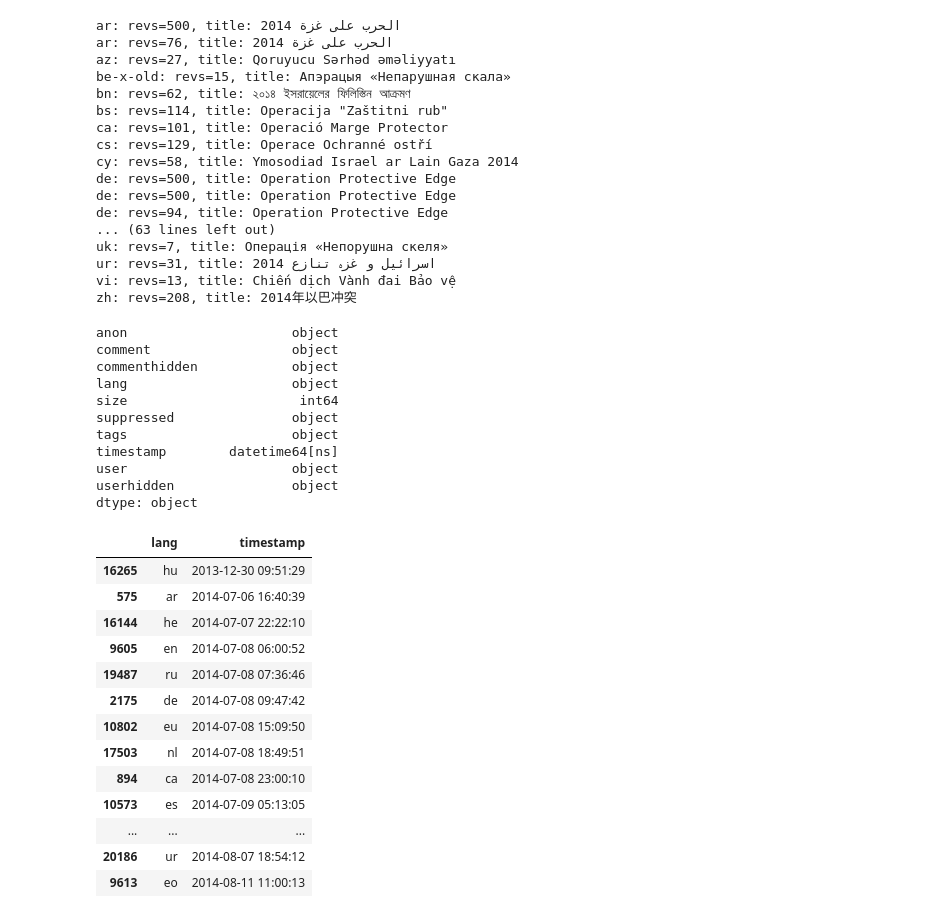
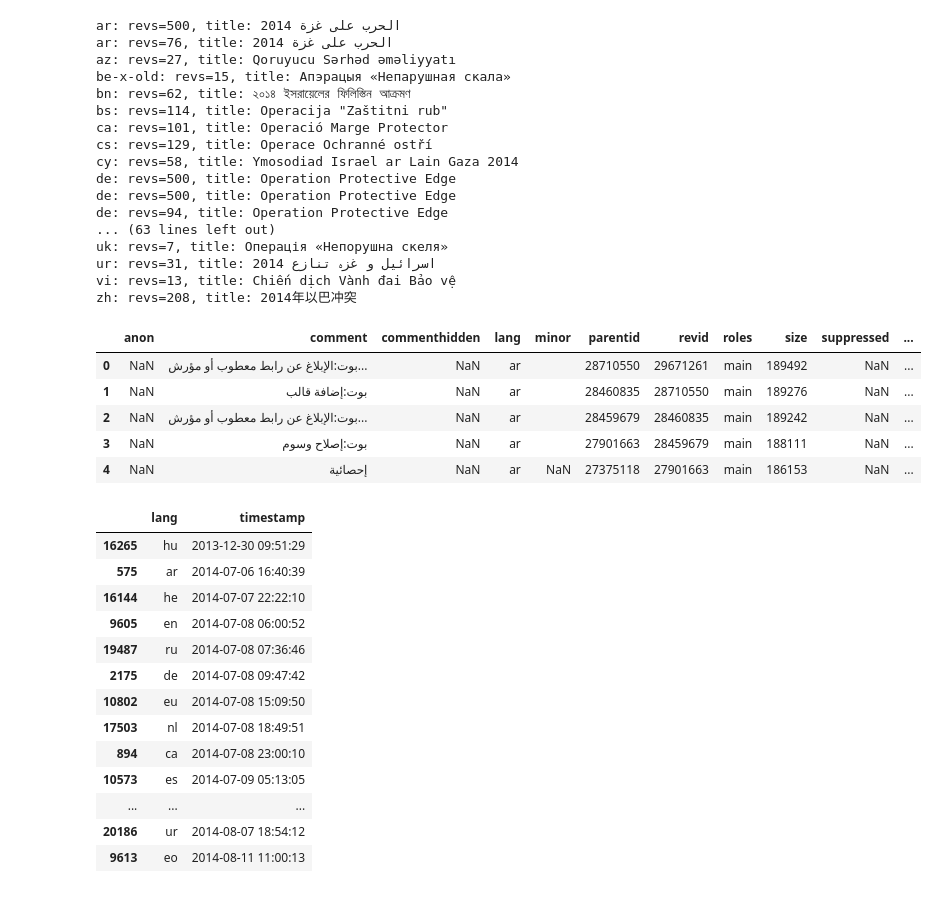
Before and after one commit to cjer/zuk, a Jupyter notebook: zuk_wiki.ipynb, the cells around one changed output. Saved outputs shown, nothing was run; the diff lists cells and outputs as text; code cells hidden in the pictures.

```diff
--- a/zuk_wiki.ipynb
+++ b/zuk_wiki.ipynb
@@ -501,28 +492,25 @@ zh: revs=208, title: 2014年以巴冲突
 # %%
 cr_for_df = []
 
 for lang in clean_revs:
     for rev in clean_revs[lang]:
         tmp = rev.copy()
         tmp['lang'] = lang
+        tmp['title'] = ll[lang].title
         tmp['tags'] = ','.join(rev['tags'])
+        tmp['roles'] = ','.join(rev['roles'])
         cr_for_df.append(tmp)
 
 rdf = (pd.DataFrame(cr_for_df)
        .assign(timestamp = lambda x: pd.to_datetime(x.timestamp))
       )
 
-rdf.dtypes
+rdf.head()
 # %% [output]
-anon                     object
-comment                  object
-commenthidden            object
-lang                     object
-size                      int64
-suppressed               object
-tags                     object
-timestamp        datetime64[ns]
-user                     object
-userhidden               object
-dtype: object
+|  | anon | comment | commenthidden | lang | minor | parentid | revid | roles | size | suppressed | ... |
+| 0 | NaN | بوت:الإبلاغ عن رابط معطوب أو مؤرش... | NaN | ar |  | 28710550 | 29671261 | main | 189492 | NaN | ... |
+| 1 | NaN | بوت:إضافة قالب | NaN | ar |  | 28460835 | 28710550 | main | 189276 | NaN | ... |
+| 2 | NaN | بوت:الإبلاغ عن رابط معطوب أو مؤرش... | NaN | ar |  | 28459679 | 28460835 | main | 189242 | NaN | ... |
+| 3 | NaN | بوت:إصلاح وسوم | NaN | ar |  | 27901663 | 28459679 | main | 188111 | NaN | ... |
+| 4 | NaN | إحصائية | NaN | ar | NaN | 27375118 | 27901663 | main | 186153 | NaN | ... |
 # %%
```
Also changed, not shown: parts of 25 cells of this notebook, 6 other files.
